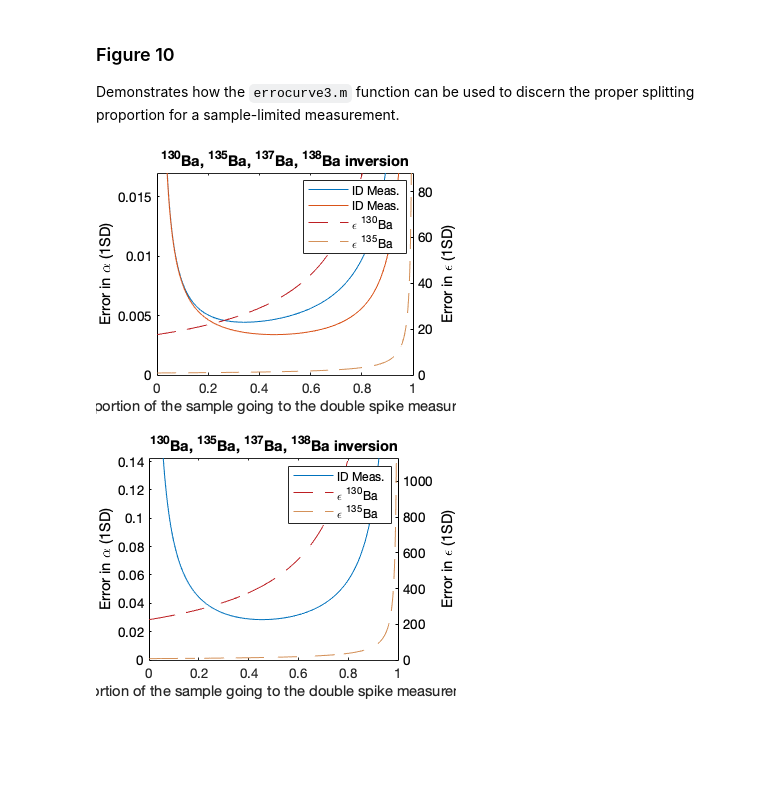
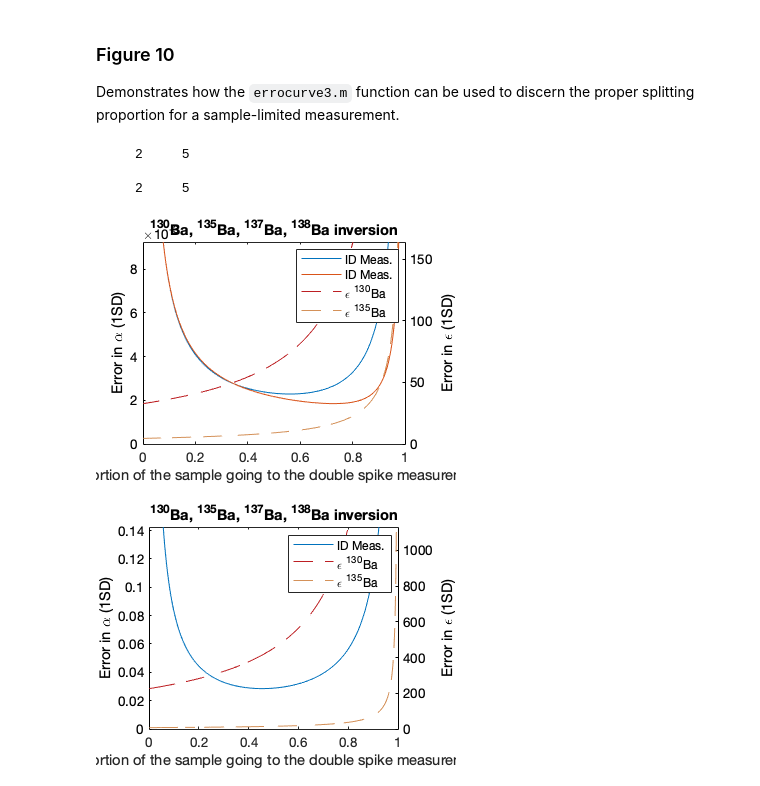
Before and after one commit to rcmarq/cosmo, a Jupyter notebook: docs/figures.ipynb, the cells around one changed output. Cells and saved outputs as stored; diff of their text form; code cells hidden in the pictures; blank space fills up the shorter version.

```diff
--- a/docs/figures.ipynb
+++ b/docs/figures.ipynb
@@ -538,25 +538,28 @@ Demonstrates how the `errocurve3.m` function can be used to discern the proper s
 # %%
 % Read/import csv as a table
 Ba1 = readtable('docs/cocktail1.csv');
 
-spike07=table2array(Ba1(11,isos));
-prop07=table2array(Ba1(11,'spike'));
-INisos=[138 137];
+spike07=table2array(Ba1(1,isos));
+prop07=table2array(Ba1(1,'spike'));
+INisos=[135 138; 132 136];
 epsisos=[130 135];
 
 errorcurve3('Ba',table2array(Ba0(2,'spike')),table2array(Ba0(2,isos)),[130 135 137 138],INisos)
 hold on
 errorcurve3('Ba',prop07(1),spike07,[130 135 137 138],INisos,epsisos)
 hold off
 
 cd figures
 set(gcf, 'PaperUnits', 'inches');
 x_width=3.75 ;y_width=2.8;
 set(gcf, 'PaperPosition', [0 0 x_width y_width]);
 saveas(gcf,'fig10','epsc')
 cd ..
 # %% [output]
+     2     5
+
+     2     5
-[figure, old version]
+[figure, new version]
 # %%
 shake('Ba',0.077,eff,[cycles cycles],R,R_ref,T,deltat); % 77 pg sample
 cosmo('docs/cocktail2.csv',{'Ba'})
```
Also changed, not shown: 1 other file.
